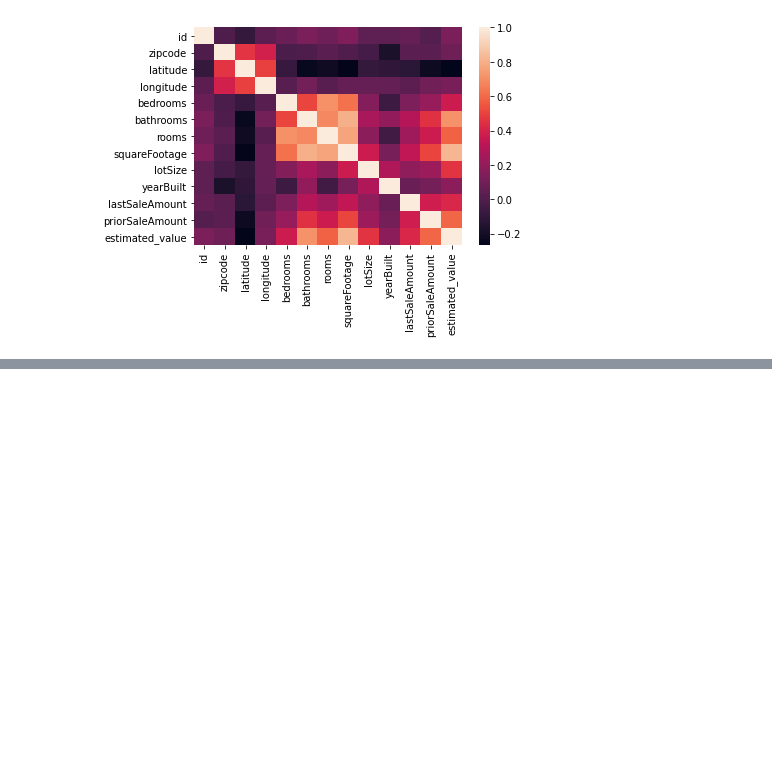
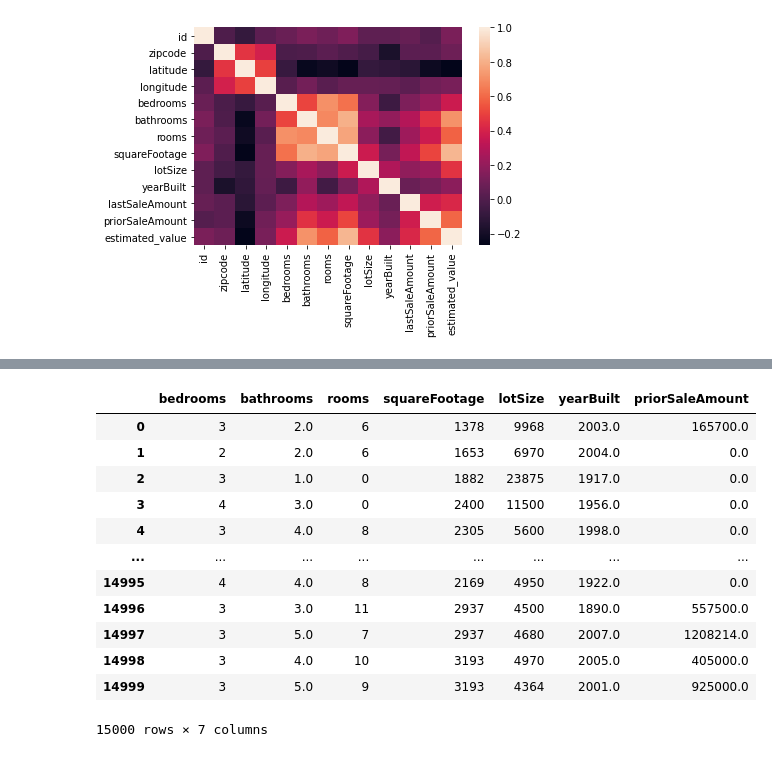
Before and after one commit to alwinruby/pirple_data_mining, a Jupyter notebook: DataMiningFundementals/datamining.ipynb, the cells around one changed output, grey strips where cells are left out. Cells and saved outputs as stored; diff of their text form; code cells hidden in the pictures; blank space fills up the shorter version.

```diff
--- a/DataMiningFundementals/datamining.ipynb
+++ b/DataMiningFundementals/datamining.ipynb
@@ -396,3 +396,19 @@ df.cov()
 | lastSaleAmount | 3.326786e+12 | 2.479246e+05 | -2317.703724 | 1134.552961 | 9.398271e+04 | 2.683082e+05 | 3.502513e+05 | 2.154884e+08 | 4.521032e+08 | ... |
 | priorSaleAmount | 2.403030e+11 | 1.030079e+05 | -1773.169570 | 1306.179672 | 6.326439e+04 | 1.783968e+05 | 2.430849e+05 | 1.377630e+08 | 1.919438e+08 | ... |
 | estimated_value | 3.940756e+12 | 4.366604e+05 | -3163.363716 | 2449.320289 | 1.670586e+05 | 4.211742e+05 | 5.740237e+05 | 3.454582e+08 | 6.939180e+08 | ... |
+# %%
+X
+# %% [output]
+|  | bedrooms | bathrooms | rooms | squareFootage | lotSize | yearBuilt | priorSaleAmount |
+| 0 | 3 | 2.0 | 6 | 1378 | 9968 | 2003.0 | 165700.0 |
+| 1 | 2 | 2.0 | 6 | 1653 | 6970 | 2004.0 | 0.0 |
+| 2 | 3 | 1.0 | 0 | 1882 | 23875 | 1917.0 | 0.0 |
+| 3 | 4 | 3.0 | 0 | 2400 | 11500 | 1956.0 | 0.0 |
+| 4 | 3 | 4.0 | 8 | 2305 | 5600 | 1998.0 | 0.0 |
+| ... | ... | ... | ... | ... | ... | ... | ... |
+| 14995 | 4 | 4.0 | 8 | 2169 | 4950 | 1922.0 | 0.0 |
+| 14996 | 3 | 3.0 | 11 | 2937 | 4500 | 1890.0 | 557500.0 |
+| 14997 | 3 | 5.0 | 7 | 2937 | 4680 | 2007.0 | 1208214.0 |
+| 14998 | 3 | 4.0 | 10 | 3193 | 4970 | 2005.0 | 405000.0 |
+| 14999 | 3 | 5.0 | 9 | 3193 | 4364 | 2001.0 | 925000.0 |
+15000 rows × 7 columns
```
Also changed, not shown: parts of 4 cells of this notebook.
